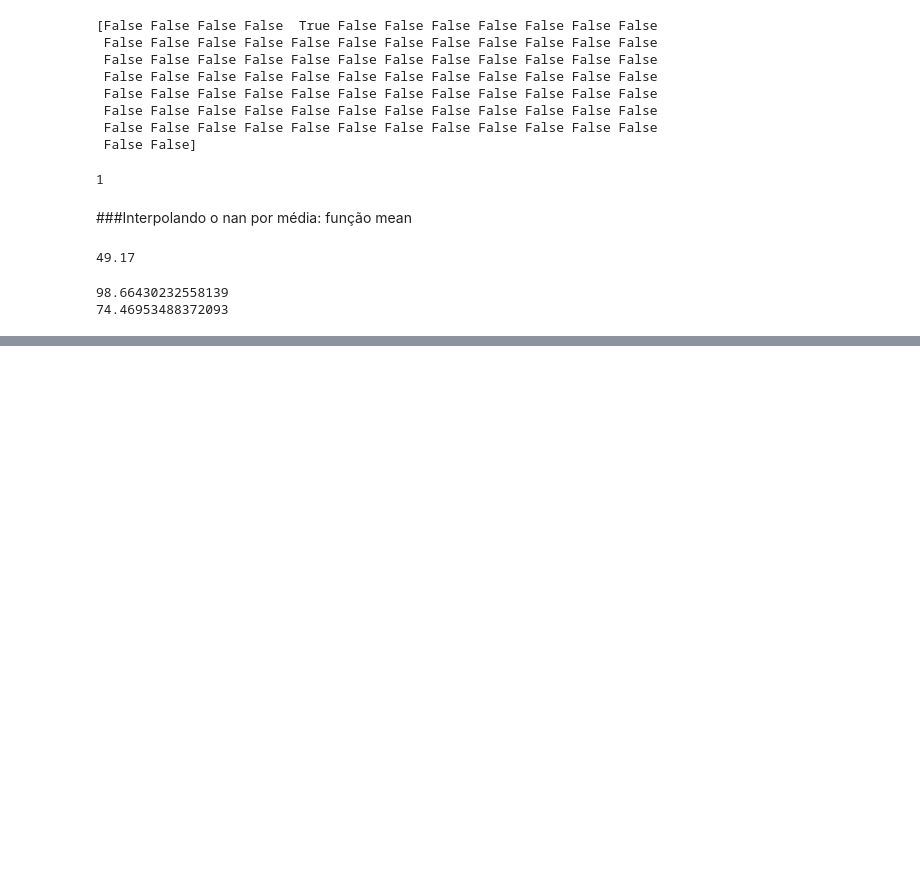
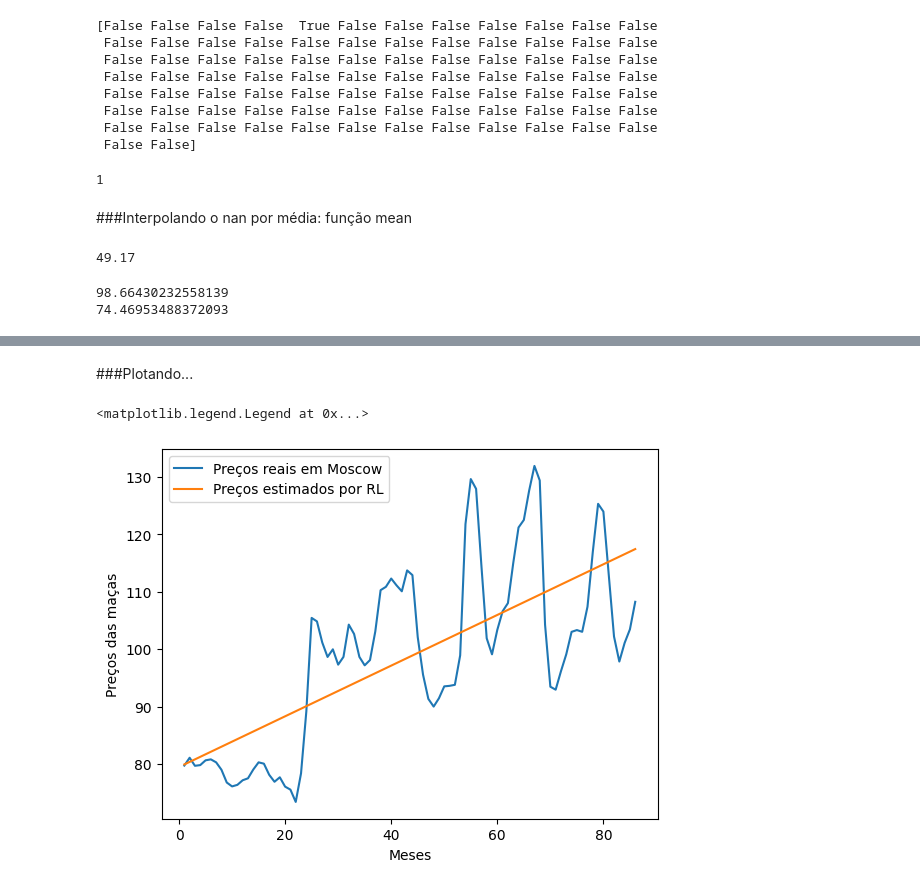
Before and after one commit to DiegoF-G/Numpy, a Jupyter notebook: numpy_general_notes.ipynb, the cells around one changed output, grey strips where cells are left out. Drawn from its saved outputs; the diff is of its cells as text; code cells hidden in the pictures; blank space fills up the shorter version.

```diff
--- a/numpy_general_notes.ipynb
+++ b/numpy_general_notes.ipynb
@@ -225,0 +247,25 @@ print(np.mean([precos_em_['Kaliningrad']]))
+# %%
+# Variáveis que irão entrar no cálculo
+Y = precos_em_['Moscow']
+X = datas
+n = Y.size
+# %%
+# Coefeciente Angular
+a = (n*np.sum(X*Y) - np.sum(X)*np.sum(Y)) / (n*np.sum(X**2) - (np.sum(X))**2)
+# %%
+# Coeficiente Linear
+b = np.mean([Y]) - a*np.mean([X])
+# %%
+# Finalmente, a equação da reta procurada!
+y = a*X + b
+# %% [markdown]
+###Plotando...
+# %%
+plt.plot(datas, precos_em_['Moscow'])
+plt.plot(datas, y)
+plt.xlabel('Meses')
+plt.ylabel('Preços das maças')
+plt.legend(['Preços reais em Moscow', 'Preços estimados por RL']) #RL, Regressão Linear
+# %% [output]
+<matplotlib.legend.Legend at 0x...>
+[figure, added]
```
Also changed, not shown: parts of 4 cells of this notebook.
